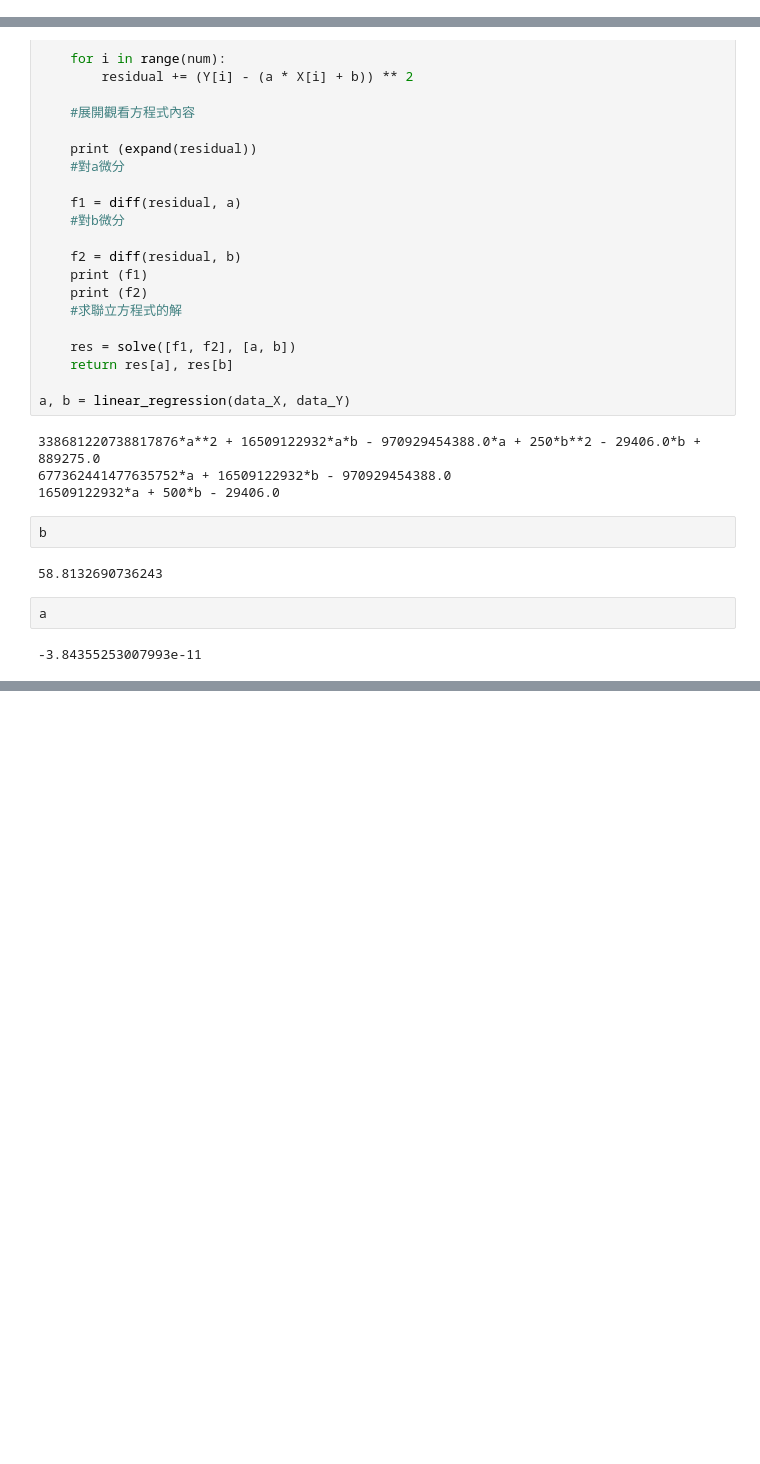
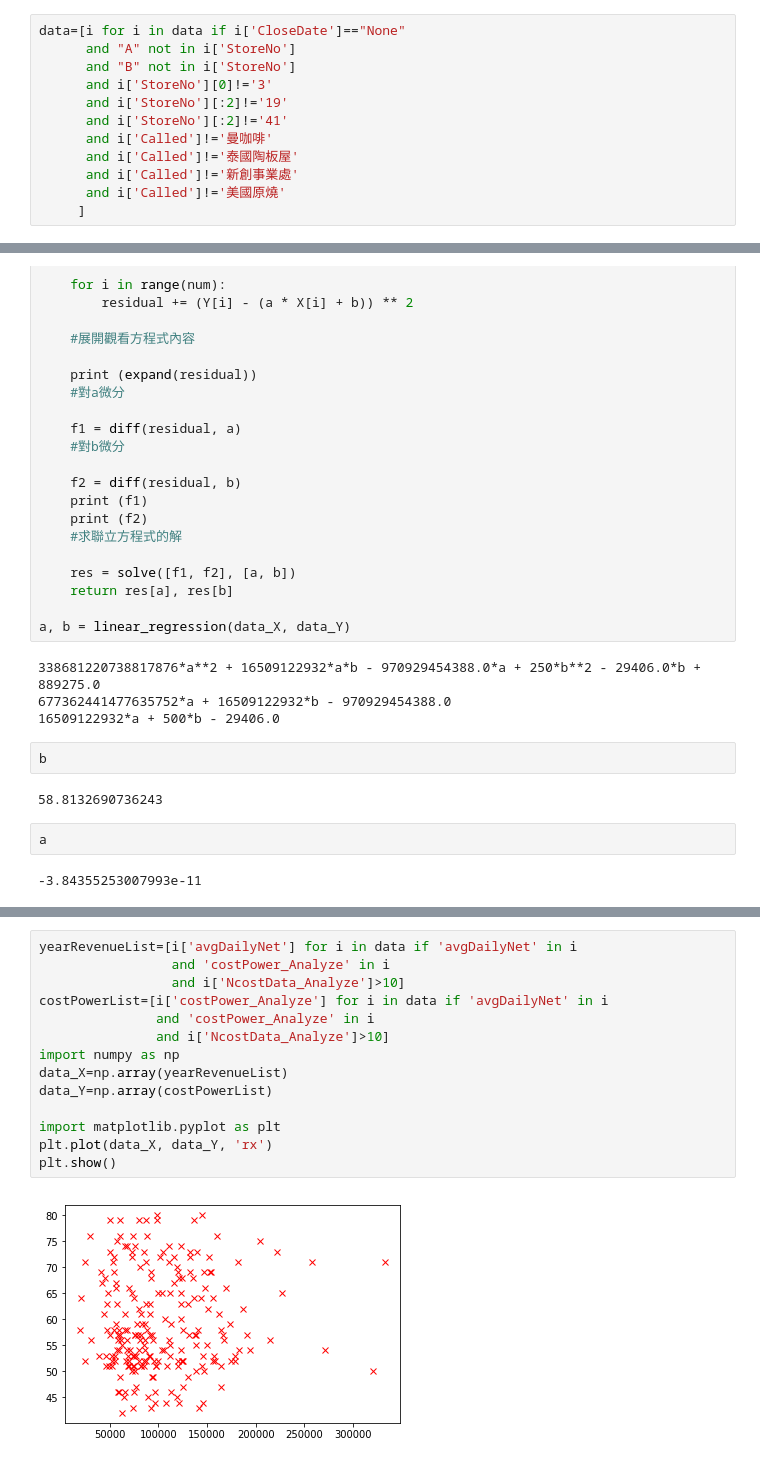
Before and after one commit to j122085/AnalyzeMapTopic, a Jupyter notebook: pythonCode/analyzeWowInfo.ipynb, the cells around one changed output, grey strips where cells are left out. Drawn from its saved outputs; the diff is of its cells as text; blank space fills up the shorter version.

```diff
--- a/pythonCode/analyzeWowInfo.ipynb
+++ b/pythonCode/analyzeWowInfo.ipynb
@@ -518,6 +511,18 @@ import pymongo
 client = pymongo.mongo_client.MongoClient("localhost", 27017,username='j122085',password='850605')
 collections=client.rawData.wowprimediendata
 data=list(collections.find({}))
+# %%
+data=[i for i in data if i['CloseDate']=="None"
+      and "A" not in i['StoreNo']
+      and "B" not in i['StoreNo']
+      and i['StoreNo'][0]!='3'
+      and i['StoreNo'][:2]!='19'
+      and i['StoreNo'][:2]!='41'
+      and i['Called']!='曼咖啡'
+      and i['Called']!='泰國陶板屋'
+      and i['Called']!='新創事業處'
+      and i['Called']!='美國原燒'
+     ]
 # %%
 print(set([i['Called'] for i in data]))
 data[2]
@@ -666,0 +693,16 @@ Command "D:\anaconda\python.exe -u -c "import setuptools, tokenize;__file__='C:\
+# %%
+yearRevenueList=[i['avgDailyNet'] for i in data if 'avgDailyNet' in i
+                 and 'costPower_Analyze' in i
+                 and i['NcostData_Analyze']>10]
+costPowerList=[i['costPower_Analyze'] for i in data if 'avgDailyNet' in i
+               and 'costPower_Analyze' in i
+               and i['NcostData_Analyze']>10]
+import numpy as np
+data_X=np.array(yearRevenueList)
+data_Y=np.array(costPowerList)
+
+import matplotlib.pyplot as plt
+plt.plot(data_X, data_Y, 'rx')
+plt.show()
+# %% [output]
+[figure, added]
```
Also changed, not shown: parts of 16 cells of this notebook, 4 other files.
